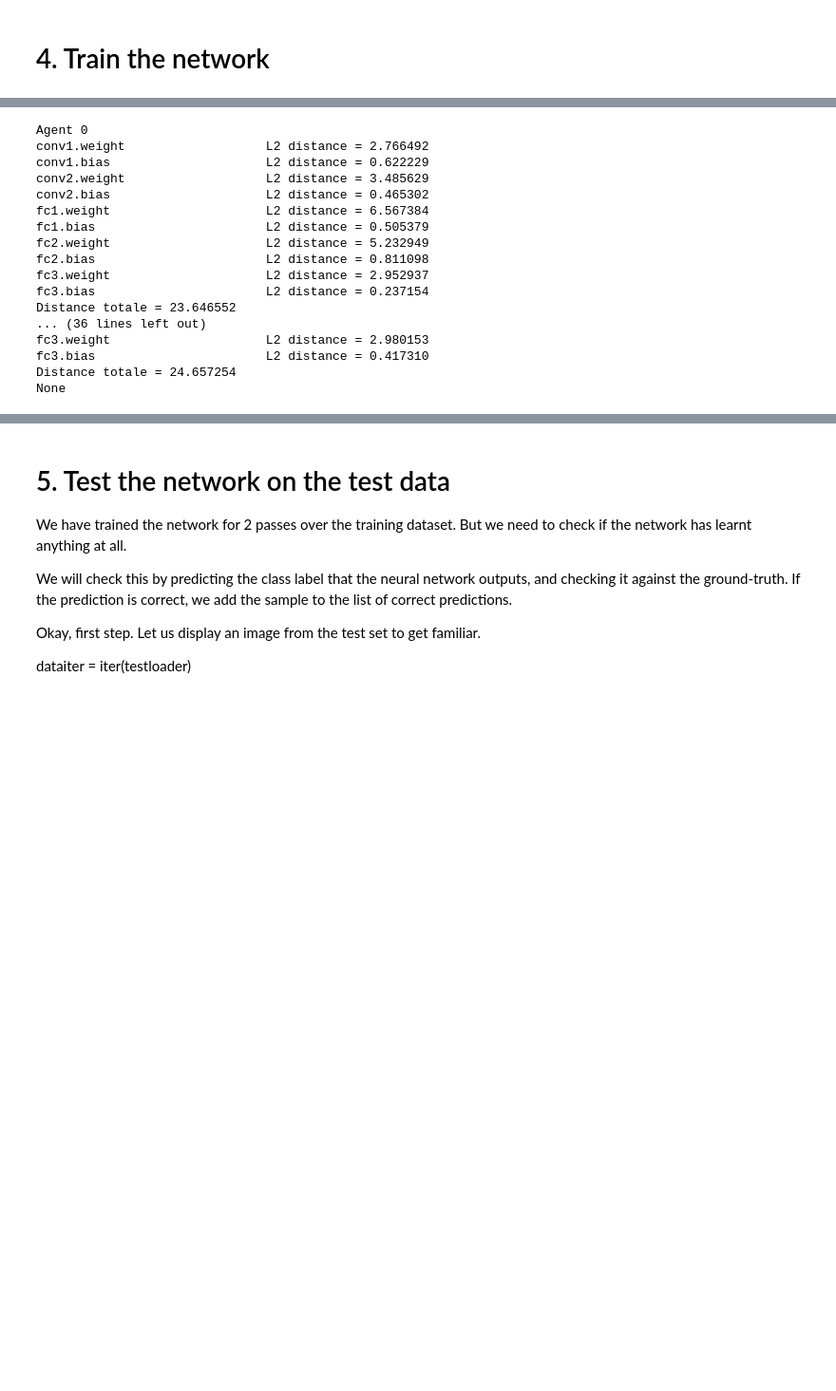
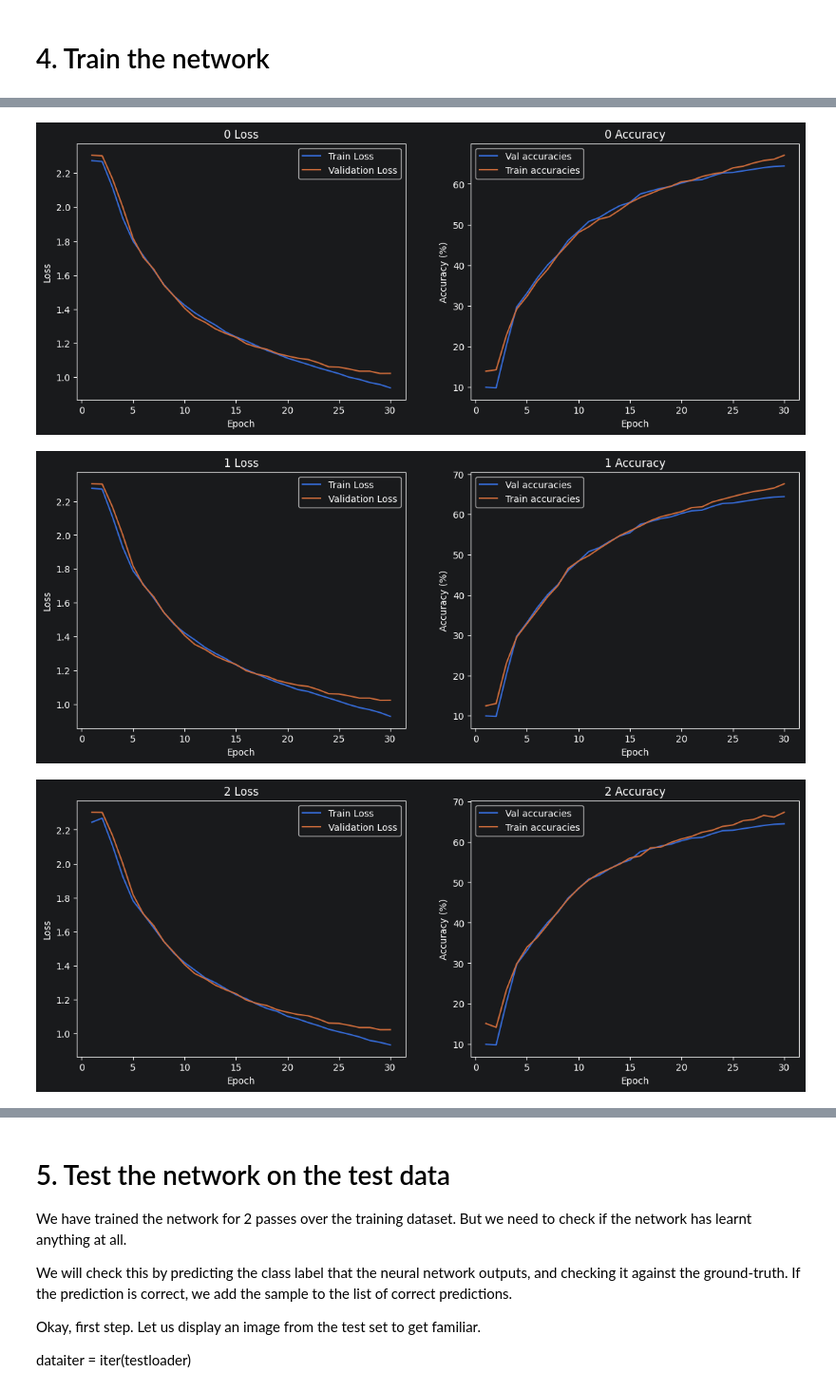
Before and after one commit to R-Florent/IA_A_-_Z, a Jupyter notebook: CNN/CNN_Federated.ipynb, the cells around one changed output, grey strips where cells are left out. Shown at 95% size. Saved outputs shown, nothing was run; the diff lists cells and outputs as text; code cells hidden in the pictures; blank space fills up the shorter version.

```diff
--- a/CNN/CNN_Federated.ipynb
+++ b/CNN/CNN_Federated.ipynb
@@ -355,22 +255,7 @@ Les modèles ont fini l'entraînement
 # %%
-distances = node_weight_metric(agent_list)
-
-print(distances)
+for agent in agent_list:
+    agent.plot_metrics()
 # %% [output]
-Agent 0
-conv1.weight                   L2 distance = 2.766492
-conv1.bias                     L2 distance = 0.622229
-conv2.weight                   L2 distance = 3.485629
-conv2.bias                     L2 distance = 0.465302
-fc1.weight                     L2 distance = 6.567384
-fc1.bias                       L2 distance = 0.505379
-fc2.weight                     L2 distance = 5.232949
-fc2.bias                       L2 distance = 0.811098
-fc3.weight                     L2 distance = 2.952937
-fc3.bias                       L2 distance = 0.237154
-Distance totale = 23.646552
-... (36 lines left out)
-fc3.weight                     L2 distance = 2.980153
-fc3.bias                       L2 distance = 0.417310
-Distance totale = 24.657254
-None
+[figure, added]
+[figure, added]
+[figure, added]
```
Also changed, not shown: parts of 17 cells of this notebook, 1 other file.
